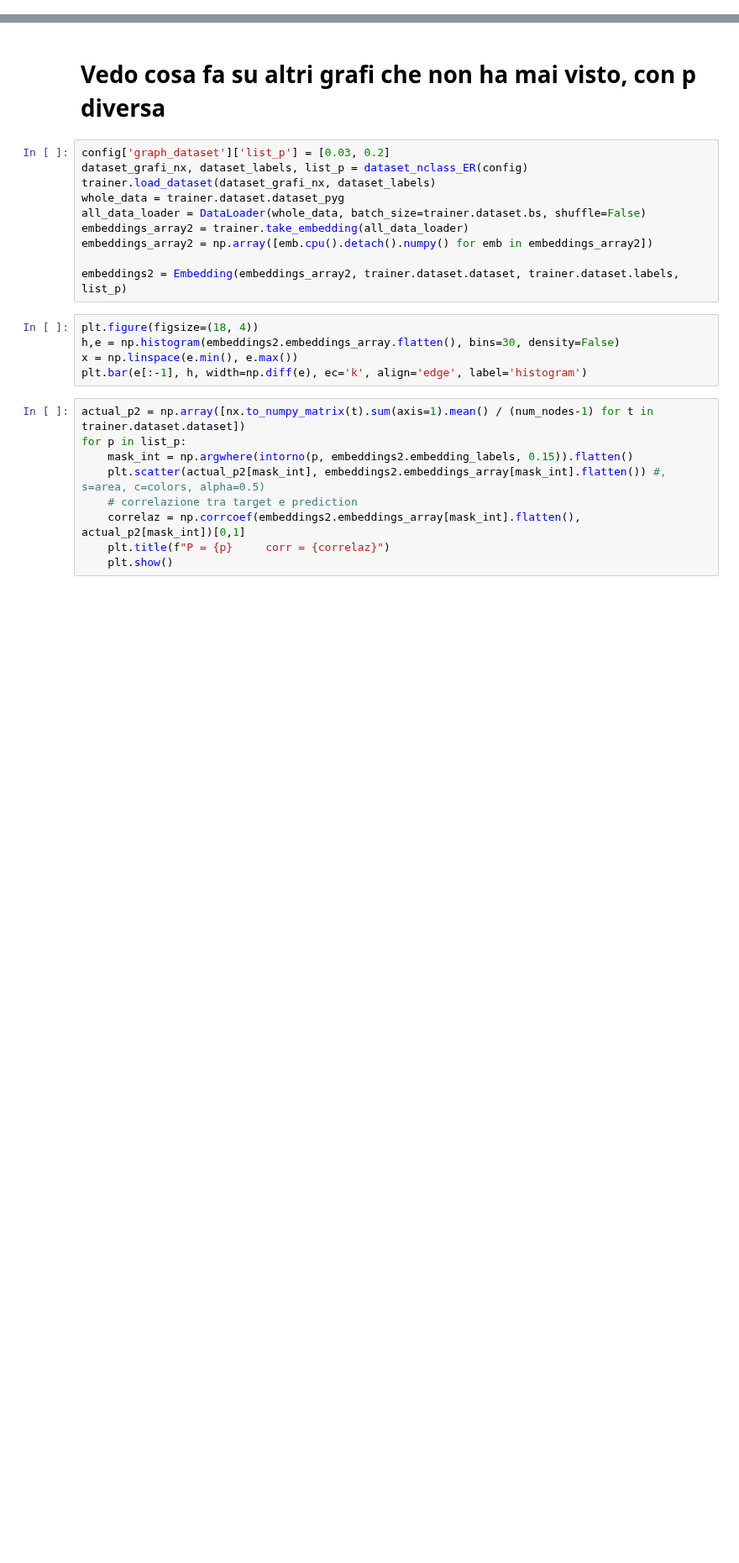
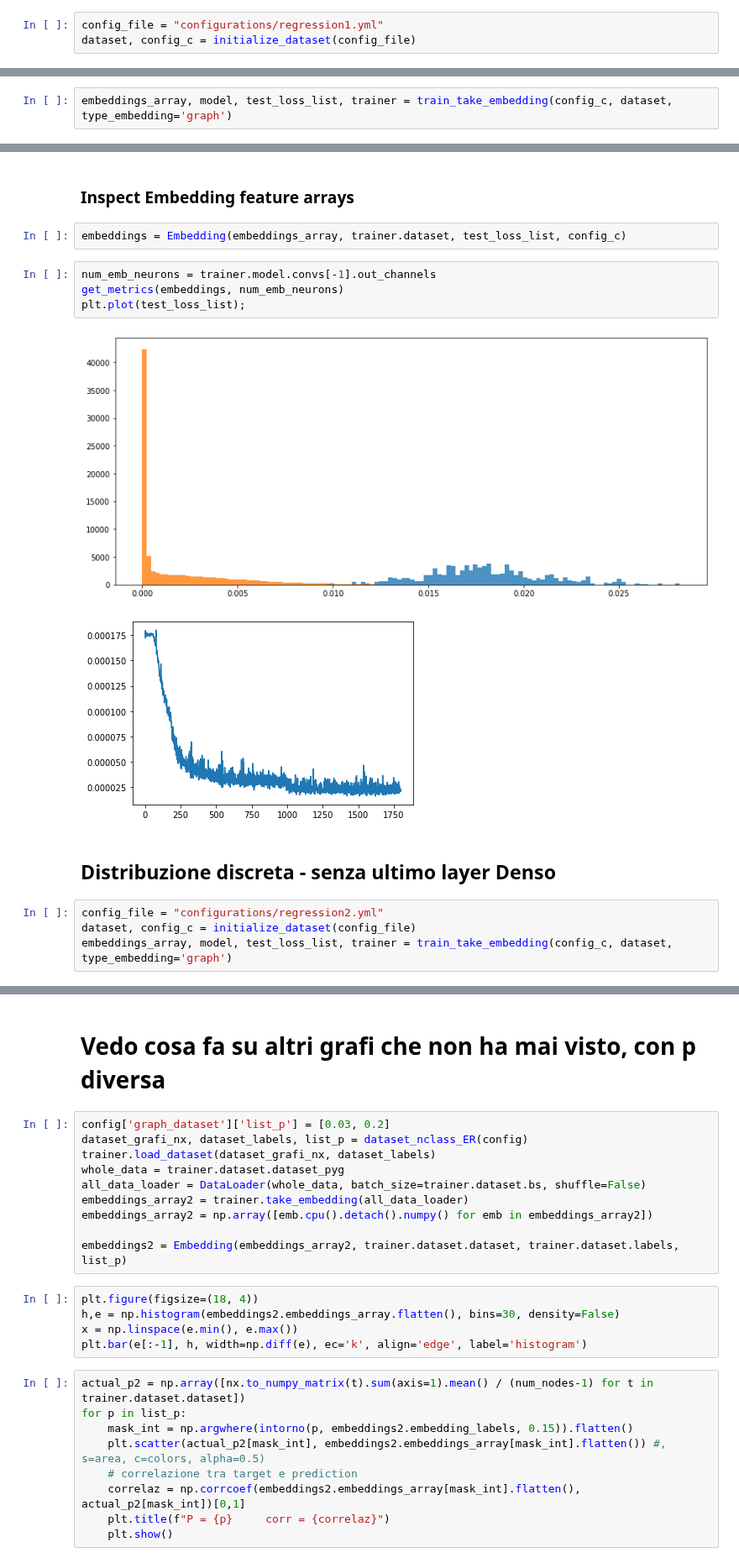
Before and after one commit to dandarm/Embednet, a Jupyter notebook: Embedding_dim.ipynb, the cells around one changed output, grey strips where cells are left out. Shown at 84% size. Saved outputs shown, nothing was run; the diff lists cells and outputs as text; blank space fills up the shorter version.

```diff
--- a/Embedding_dim.ipynb
+++ b/Embedding_dim.ipynb
@@ -169,0 +39,3 @@ distance_of_means
+# %%
+config_file = "configurations/regression1.yml"
+dataset, config_c = initialize_dataset(config_file)
@@ -169,0 +46,2 @@ distance_of_means
+# %%
+embeddings_array, model, test_loss_list, trainer = train_take_embedding(config_c, dataset, type_embedding='graph')
@@ -169,0 +91,17 @@ distance_of_means
+# %% [markdown]
+### Inspect Embedding feature arrays
+# %%
+embeddings = Embedding(embeddings_array, trainer.dataset, test_loss_list, config_c)
+# %%
+num_emb_neurons = trainer.model.convs[-1].out_channels
+get_metrics(embeddings, num_emb_neurons)
+plt.plot(test_loss_list);
+# %% [output]
+[figure, added]
+[figure, added]
+# %% [markdown]
+## Distribuzione discreta - senza ultimo layer Denso
+# %%
+config_file = "configurations/regression2.yml"
+dataset, config_c = initialize_dataset(config_file)
+embeddings_array, model, test_loss_list, trainer = train_take_embedding(config_c, dataset, type_embedding='graph')
```
Also changed, not shown: parts of 43 cells of this notebook, 32 other files.
